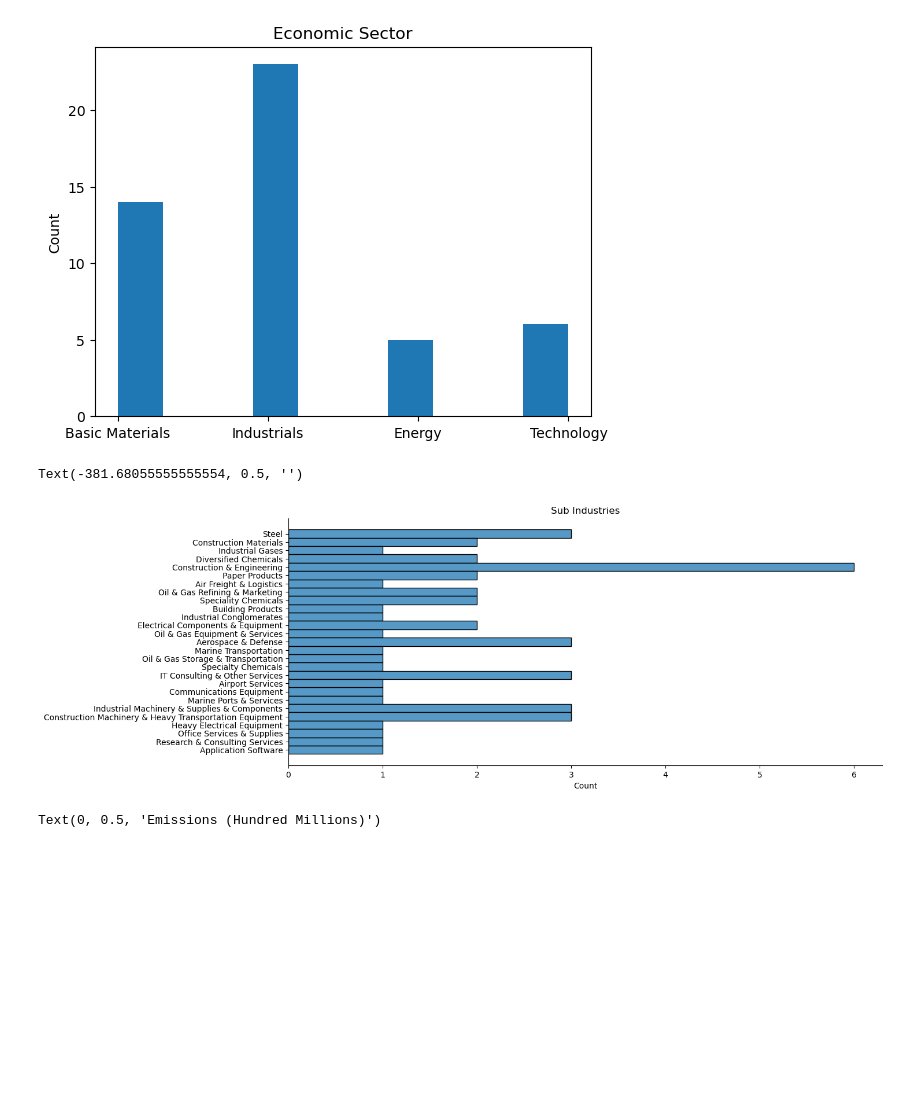
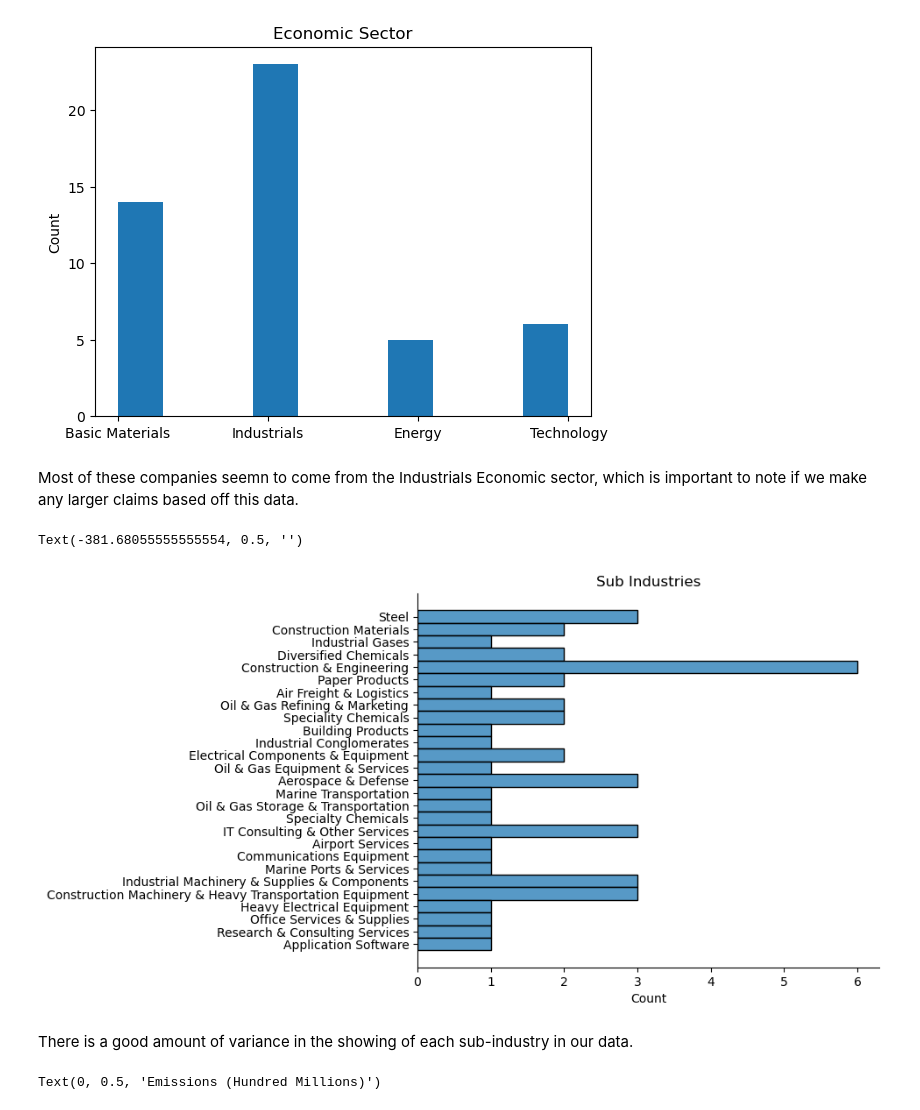
Before and after one commit to joshfeld2928/Corporate-Environmental-Impact, a Jupyter notebook: corpEnviroFin.ipynb, the cells around one changed output. Cells and saved outputs as stored; diff of their text form; code cells hidden in the pictures; blank space fills up the shorter version.

```diff
--- a/corpEnviroFin.ipynb
+++ b/corpEnviroFin.ipynb
@@ -191,17 +197,21 @@ plt.title('Economic Sector')
 # %% [output]
 Text(0.5, 1.0, 'Economic Sector')
 [figure]
+# %% [markdown]
+Most of these companies seemn to come from the Industrials Economic sector, which is important to note if we make any larger claims based off this data.
 # %%
 # Sub-Industry barplot
 
-sns.displot(y=df['sub_industry'],aspect=3)
+sns.displot(y=df['sub_industry'],aspect=2)
 
 plt.title('Sub Industries')
 
 plt.ylabel('')
 # %% [output]
 Text(-381.68055555555554, 0.5, '')
-[figure, old version]
+[figure, new version]
+# %% [markdown]
+There is a good amount of variance in the showing of each sub-industry in our data.
 # %%
 #Total Assets and Emissions scatterplot
 
```
Also changed, not shown: parts of 6 cells of this notebook.
